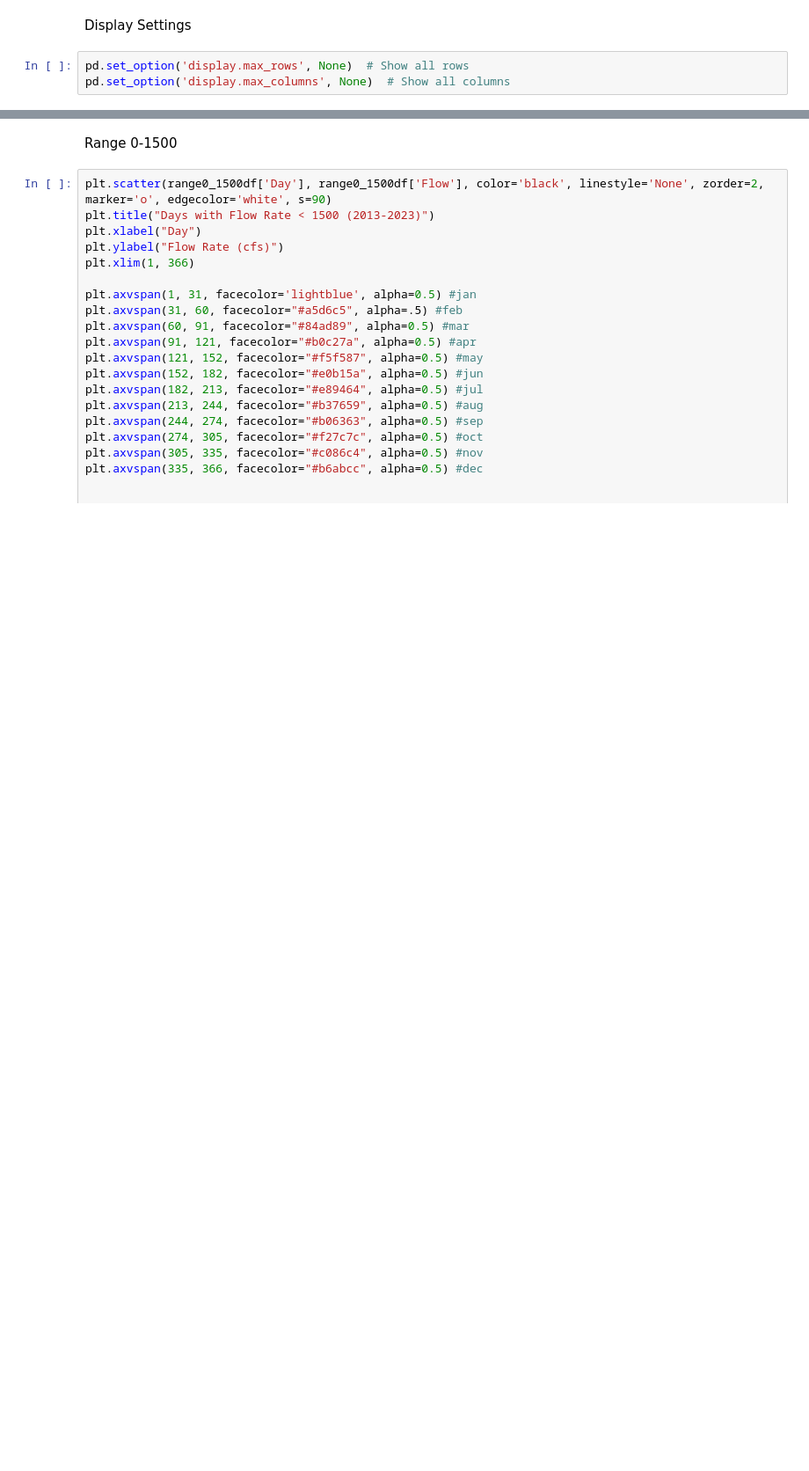
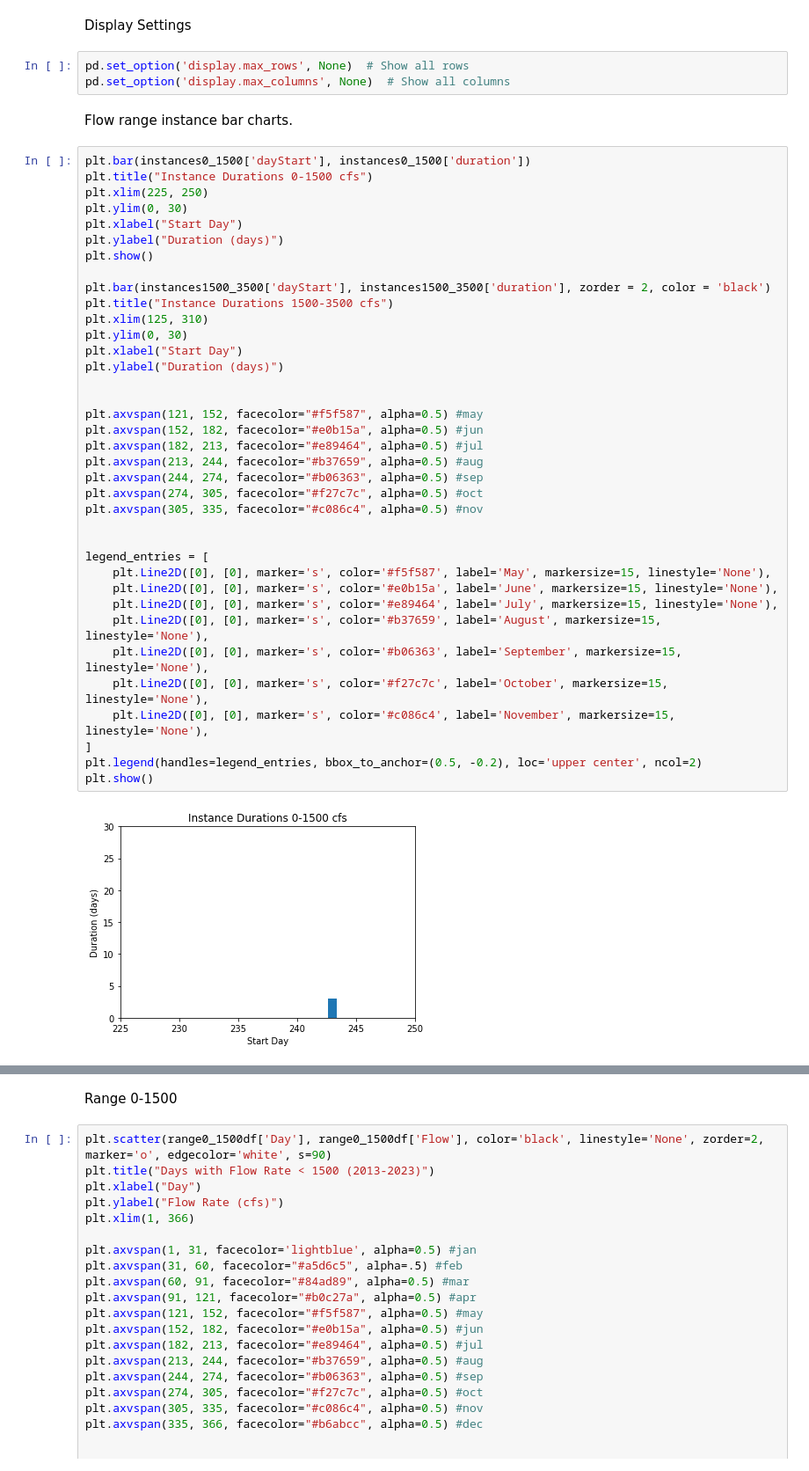
Before and after one commit to annahollandkeener/L-D2, a Jupyter notebook: L&D.ipynb, the cells around one changed output, grey strips where cells are left out. Shown at 88% size. Drawn from its saved outputs; the diff is of its cells as text; blank space fills up the shorter version.

Commit message:
started creating instance charts

```diff
--- a/L&D.ipynb
+++ b/L&D.ipynb
@@ -243,3 +244,44 @@ Display Settings
 # %%
 pd.set_option('display.max_rows', None)  # Show all rows
 pd.set_option('display.max_columns', None)  # Show all columns
+# %% [markdown]
+Flow range instance bar charts.
+# %%
+plt.bar(instances0_1500['dayStart'], instances0_1500['duration'])
+plt.title("Instance Durations 0-1500 cfs")
+plt.xlim(225, 250)
+plt.ylim(0, 30)
+plt.xlabel("Start Day")
+plt.ylabel("Duration (days)")
+plt.show()
+
+plt.bar(instances1500_3500['dayStart'], instances1500_3500['duration'], zorder = 2, color = 'black')
+plt.title("Instance Durations 1500-3500 cfs")
+plt.xlim(125, 310)
+plt.ylim(0, 30)
+plt.xlabel("Start Day")
+plt.ylabel("Duration (days)")
+
+
+plt.axvspan(121, 152, facecolor="#f5f587", alpha=0.5) #may
+plt.axvspan(152, 182, facecolor="#e0b15a", alpha=0.5) #jun
+plt.axvspan(182, 213, facecolor="#e89464", alpha=0.5) #jul
+plt.axvspan(213, 244, facecolor="#b37659", alpha=0.5) #aug
+plt.axvspan(244, 274, facecolor="#b06363", alpha=0.5) #sep
+plt.axvspan(274, 305, facecolor="#f27c7c", alpha=0.5) #oct
+plt.axvspan(305, 335, facecolor="#c086c4", alpha=0.5) #nov
+
+
+legend_entries = [
+    plt.Line2D([0], [0], marker='s', color='#f5f587', label='May', markersize=15, linestyle='None'),
+    plt.Line2D([0], [0], marker='s', color='#e0b15a', label='June', markersize=15, linestyle='None'),
+    plt.Line2D([0], [0], marker='s', color='#e89464', label='July', markersize=15, linestyle='None'),
+    plt.Line2D([0], [0], marker='s', color='#b37659', label='August', markersize=15, linestyle='None'),
+    plt.Line2D([0], [0], marker='s', color='#b06363', label='September', markersize=15, linestyle='None'),
+    plt.Line2D([0], [0], marker='s', color='#f27c7c', label='October', markersize=15, linestyle='None'),
+    plt.Line2D([0], [0], marker='s', color='#c086c4', label='November', markersize=15, linestyle='None'),
+]
+plt.legend(handles=legend_entries, bbox_to_anchor=(0.5, -0.2), loc='upper center', ncol=2)
+plt.show()
+# %% [output]
+[figure, added]
```
Also changed, not shown: parts of 2 cells of this notebook.
